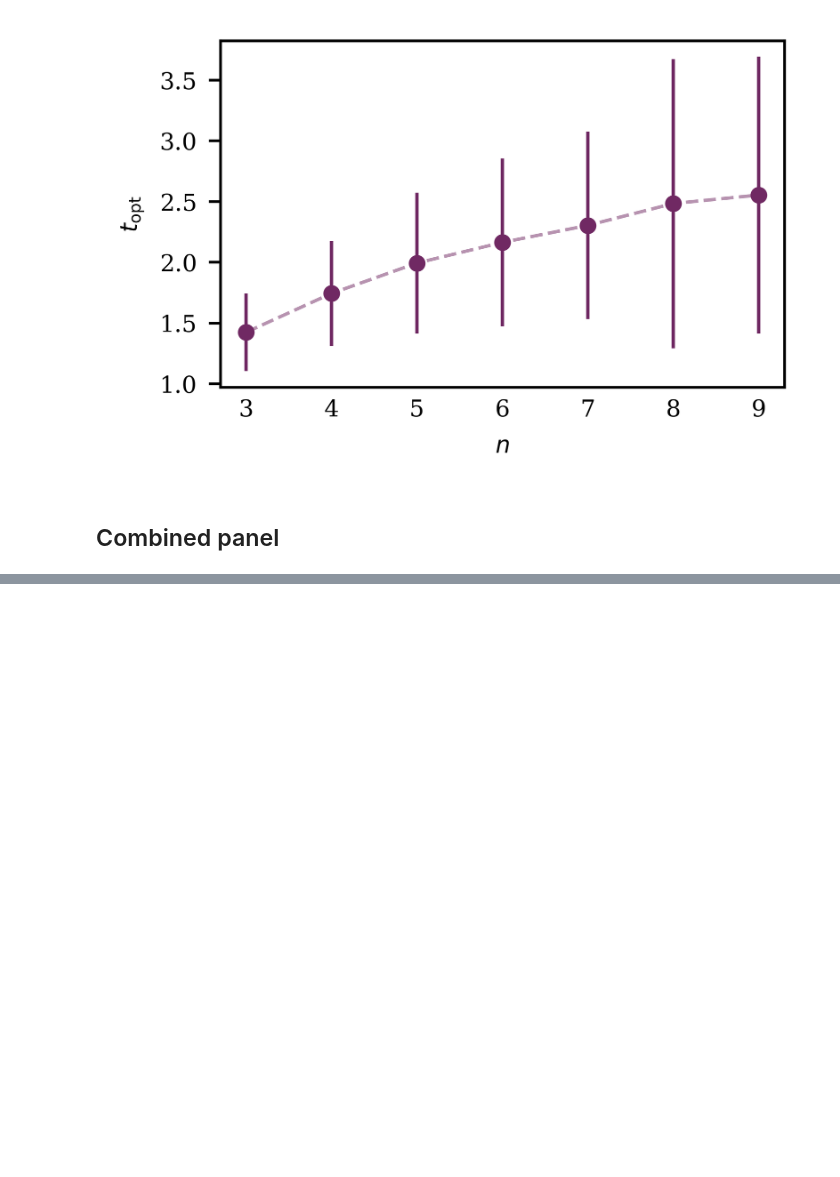
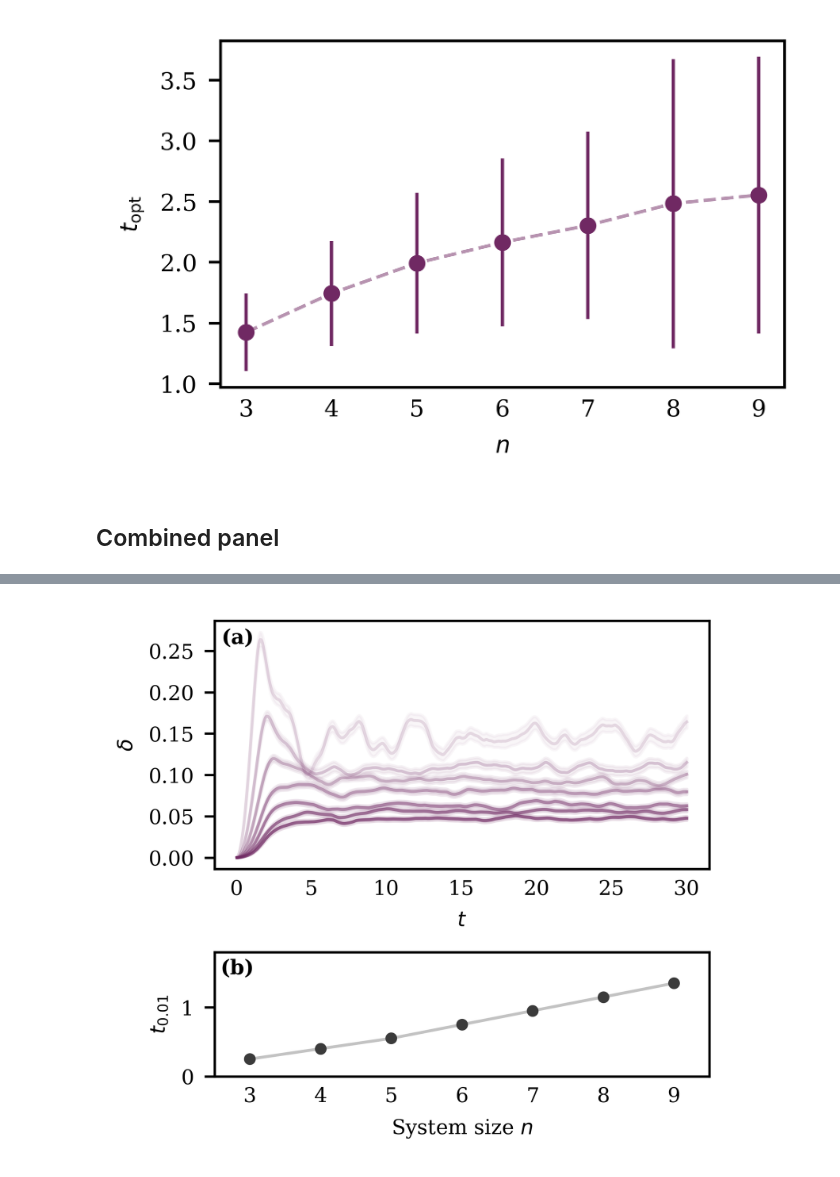
Before and after one commit to petr-ivashkov/quantum-mcmc, a Jupyter notebook: plots/delta_vs_t.ipynb, the cells around one changed output, grey strips where cells are left out. Saved outputs shown, nothing was run; the diff lists cells and outputs as text; code cells hidden in the pictures; blank space fills up the shorter version.

```diff
--- a/plots/delta_vs_t.ipynb
+++ b/plots/delta_vs_t.ipynb
@@ -225,0 +326,50 @@ plt.legend()
+# %%
+# Create a 2x1 panel for vertical arrangement
+fig, axes = plt.subplots(2, 1, figsize=(figure_size_x / 2, figure_size_y / 1.4), gridspec_kw={'height_ratios': [2, 1]})
+
+end = 600
+
+# First plot: Delta vs. time
+for n_id, n in enumerate(qubits_range):
+    axes[0].plot(time_range[:end],
+                 delta_quantum_arr_avg[n_id][:end],
+                 color=colors['purple'],
+                 label=f'n={n}',
+                 alpha=(0.15 + 0.09 * n_id))
+    axes[0].fill_between(time_range[:end],
+                         delta_quantum_arr_avg[n_id][:end] - delta_quantum_arr_std[n_id][:end],
+                         delta_quantum_arr_avg[n_id][:end] + delta_quantum_arr_std[n_id][:end],
+                         color=colors["purple"],
+                         alpha=(0.2 + 0.1 * n_id) * 0.2)
+
+axes[0].set_xlabel('$t$')
+axes[0].set_ylabel('$\delta$')
+
+# Add label (a)
+axes[0].text(0.08, 0.97, '(a)', transform=axes[0].transAxes, fontsize=7, fontweight='bold', va='top', ha='right')
+
+# Second plot: Delta over t vs. time with scatter plot
+axes[1].plot(qubits_range, first_hit_times, '-', color="#3b3b3b", alpha=0.3)
+axes[1].errorbar(qubits_range,
+                 first_hit_times,
+                 yerr=time_range[1] - time_range[0],
+                 fmt='o',
+                 c="#3b3b3b",
+                 ms=3)
+axes[1].set_xlabel('System size $n$')
+axes[1].set_ylabel('$t_{\mathrm{0.01}}$')
+axes[1].set_xticks(qubits_range[:])
+axes[1].set_xlim(2.5, 9.5)
+axes[1].set_ylim(0, 1.8)
+
+# Add label (b)
+axes[1].text(0.08, 0.95, '(b)', transform=axes[1].transAxes, fontsize=7, fontweight='bold', va='top', ha='right')
+
+# Adjust layout to avoid overlapping and save the figure
+fig.tight_layout()
+fig.savefig(projectdir + 'figures/delta_vs_t')
+fig.savefig(projectdir + 'figures/pdf_figures/delta_vs_t.pdf')
+
+plt.show()
+# %% [output]
+[figure, added]
```
Also changed, not shown: parts of 6 cells of this notebook, 34 other files.
